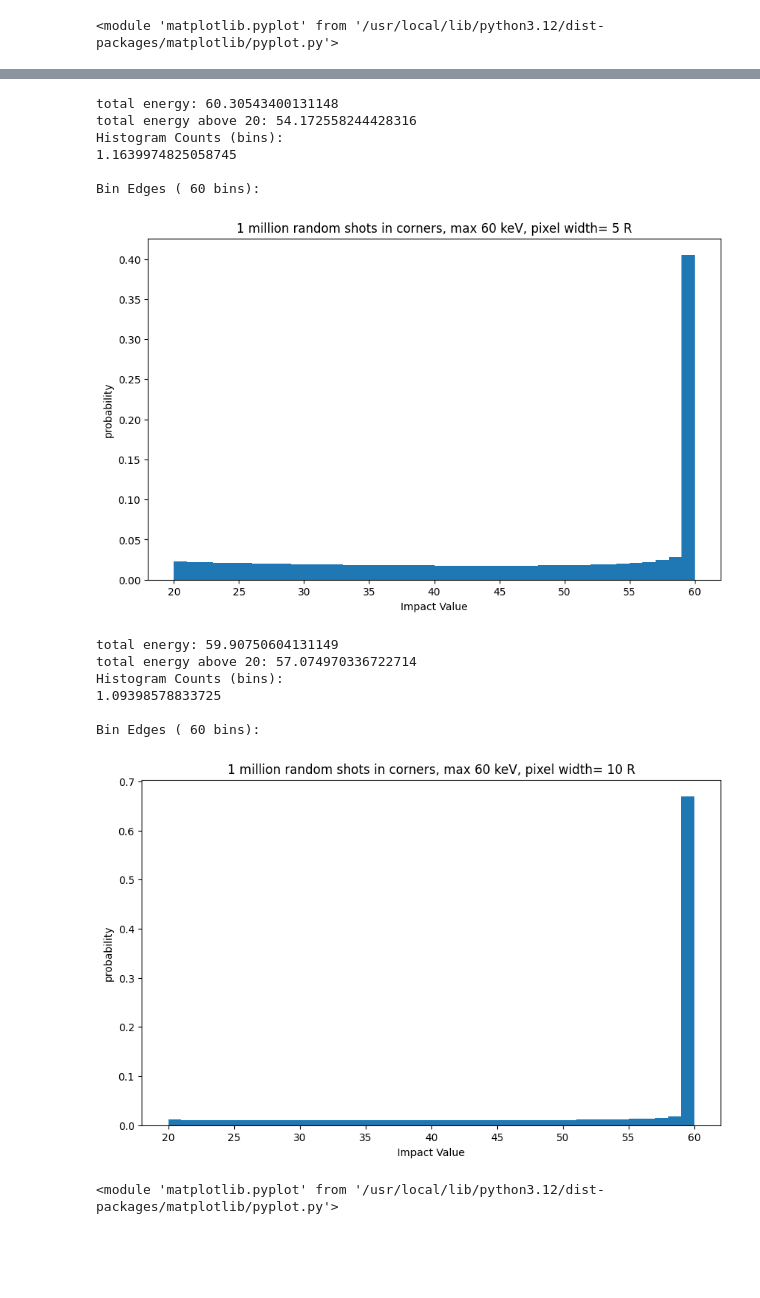
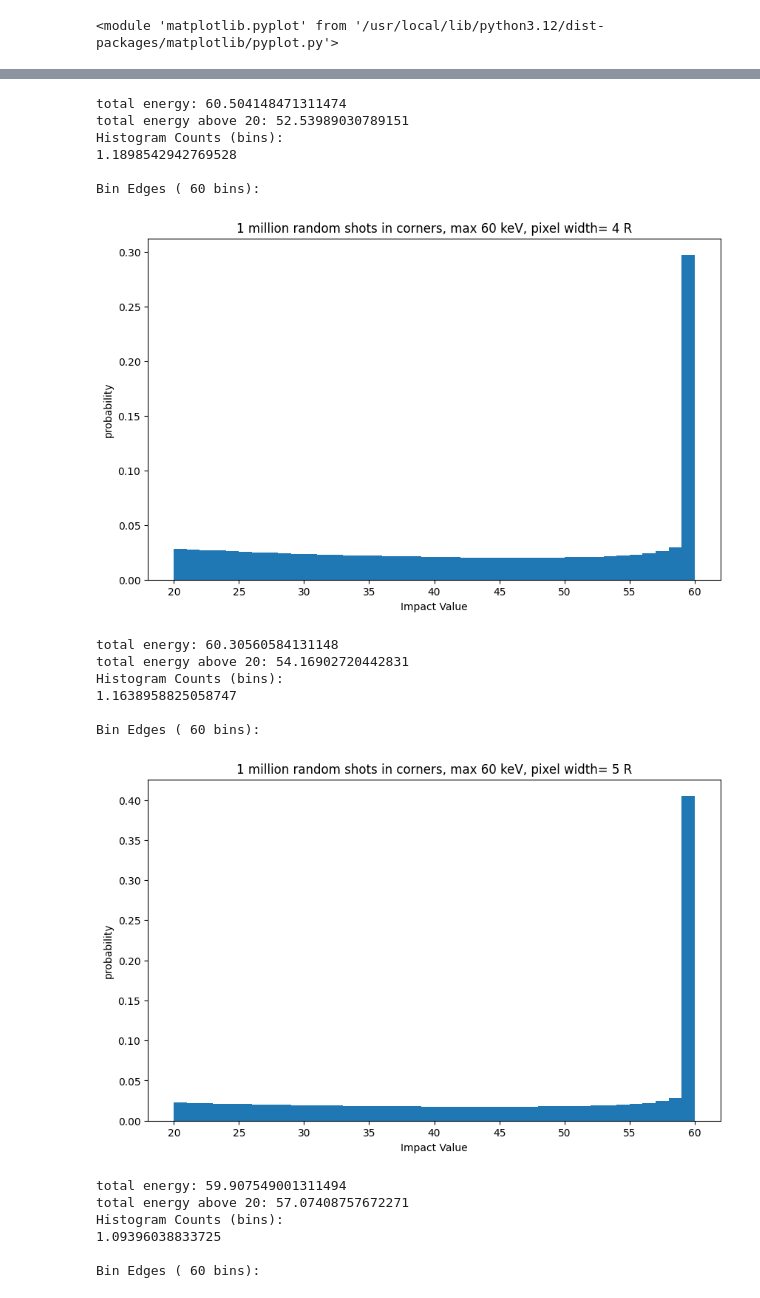
Before and after one commit to Nathanvanhimbergen/Med-Img, a Jupyter notebook: Task_4b.ipynb, the cells around one changed output, grey strips where cells are left out. Drawn from its saved outputs; the diff is of its cells as text; code cells hidden in the pictures; blank space fills up the shorter version.

```diff
--- a/Task_4b.ipynb
+++ b/Task_4b.ipynb
@@ -323,7 +323,8 @@ class pixel:
     if (1 == useCenter):
       y = np.zeros(self.proba_insideEdges.size)
       y[self.proba_insideEdges.size-1] = \
-      (radius/pixelWidth) *  (1 - 2 * radius/pixelWidth)**2
+      (1 - 2 * radius/pixelWidth)**2
+      # * (radius/pixelWidth) NO! leave this factor out
       series.append(y)
       labels.append("in the center")
 
@@ -519,6 +520,9 @@ myPixel.makePlot(hist_counts, bin_edges , "1 million random shots in corners, ma
 hist_counts , bin_edges = myPixel.scaledImpact(maxE=60,pixelWidth=250, type = "center")
 myPixel.makePlot(hist_counts, bin_edges , "1 million random shots in corners, max 60 keV, pixel width= 2.5 R")
 
+hist_counts, bin_edges = myPixel.scaledImpact(maxE=60,pixelWidth=400, type = "center")
+myPixel.makePlot(hist_counts, bin_edges , "1 million random shots in corners, max 60 keV, pixel width= 4 R")
+
 hist_counts, bin_edges = myPixel.scaledImpact(maxE=60,pixelWidth=500, type = "center")
 myPixel.makePlot(hist_counts, bin_edges , "1 million random shots in corners, max 60 keV, pixel width= 5 R")
 
@@ -542,18 +546,23 @@ Histogram Counts (bins):
 
 Bin Edges ( 60 bins):
 [figure]
-total energy: 60.30543400131148
-total energy above 20: 54.172558244428316
+total energy: 60.504148471311474
+total energy above 20: 52.53989030789151
 Histogram Counts (bins):
-1.1639974825058745
+1.1898542942769528
 
 Bin Edges ( 60 bins):
-[figure, old version]
+[figure, new version]
-total energy: 59.90750604131149
-total energy above 20: 57.074970336722714
+total energy: 60.30560584131148
+total energy above 20: 54.16902720442831
 Histogram Counts (bins):
-1.09398578833725
+1.1638958825058747
 
 Bin Edges ( 60 bins):
-[figure, old version]
+[figure, new version]
-<module 'matplotlib.pyplot' from '/usr/local/lib/python3.12/dist-packages/matplotlib/pyplot.py'>
+total energy: 59.907549001311494
+total energy above 20: 57.07408757672271
+Histogram Counts (bins):
+1.09396038833725
+
+Bin Edges ( 60 bins):
```
Also changed, not shown: parts of 4 cells of this notebook, 1 other file.
